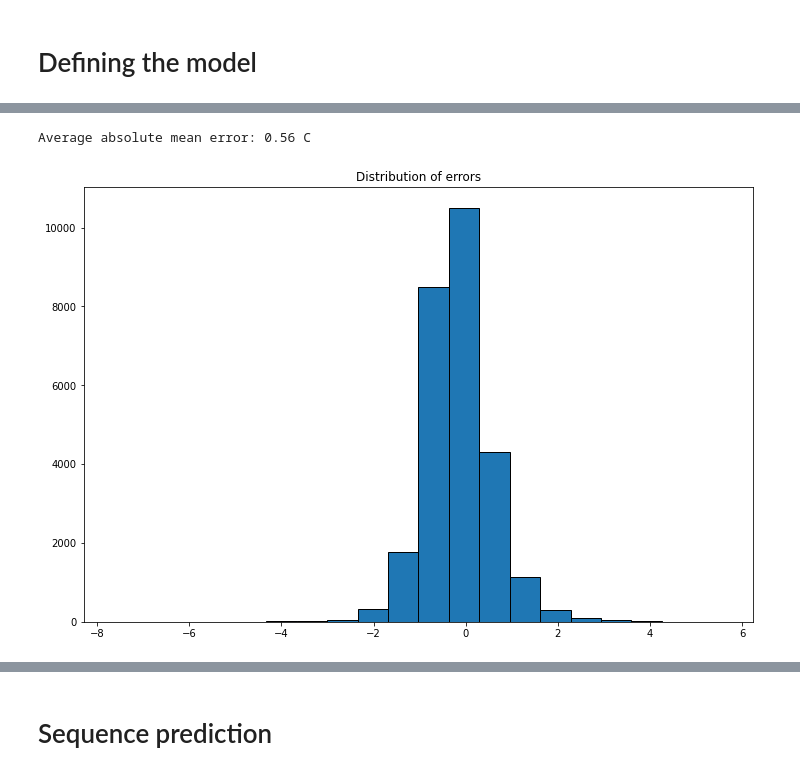
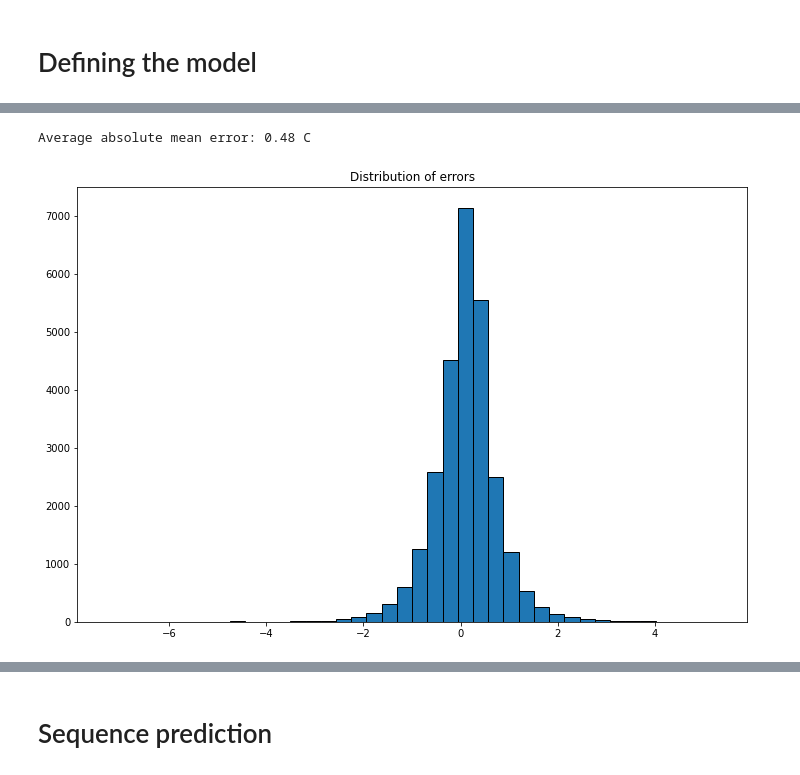
Before and after one commit to Eligijus112/Vilnius-weather-LSTM, a Jupyter notebook: weather-analysis.ipynb, the cells around one changed output, grey strips where cells are left out. Saved outputs shown, nothing was run; the diff lists cells and outputs as text; code cells hidden in the pictures.

```diff
--- a/weather-analysis.ipynb
+++ b/weather-analysis.ipynb
@@ -356,13 +347,19 @@ n_ahead = 1
 # Share of obs in testing
 test_share = 0.1
 
-# Hyper parameters for the model
+# Epochs for training
 epochs = 20
+
+# Batch size
 batch_size = 512
+
+# Learning rate
 lr = 0.001
+
+# Number of neurons in LSTM layer
 n_layer = 10
 
 # The features used in the modeling
-features_final = ['temp', 'day_cos', 'day_sin', 'month_sin', 'month_cos', 'pressure']
+features_final = ['temp', 'day_cos', 'day_sin', 'month_sin', 'month_cos', 'pressure', 'wind_speed']
 # %% [markdown]
 ## Creating the matrices for training
@@ -422,15 +433,14 @@ class NNMultistepModel():
         lr,
         Xval=None,
         Yval=None,
-        mask_value=-999.0
+        mask_value=-999.0,
+        min_delta=0.001,
+        patience=5
     ):
         lstm_input = Input(shape=(n_lag, n_ft))
 
-        # Masking layer
-        lstm_layer = Masking(mask_value=mask_value)(lstm_input)
-
         # Series signal
-        lstm_layer = LSTM(n_layer, activation='relu')(lstm_layer)
+        lstm_layer = LSTM(n_layer, activation='relu')(lstm_input)
 
         x = Dense(n_outputs)(lstm_layer)
 
@@ -444,9 +454,11 @@ class NNMultistepModel():
         self.X = X
         self.Y = Y
         self.mask_value = mask_value
+        self.min_delta = min_delta
+        self.patience = patience
 
     def trainCallback(self):
-        return EarlyStopping(monitor='loss', patience=5, min_delta=0.001)
+        return EarlyStopping(monitor='loss', patience=self.patience, min_delta=self.min_delta)
 
     def train(self):
         # Getting the untrained model
@@ -567,3 +577,12 @@ frame = pd.concat([
     pd.DataFrame({'day': days, 'temp': y, 'type': 'original'}),
     pd.DataFrame({'day': days, 'temp': yhat, 'type': 'forecast'})
 ])
+
+# Creating the unscaled values column
+frame['temp_absolute'] = [(x * train_std['temp']) + train_mean['temp'] for x in frame['temp']]
+
+# Pivoting
+pivoted = frame.pivot_table(index='day', columns='type')
+pivoted.columns = ['_'.join(x).strip() for x in pivoted.columns.values]
+pivoted['res'] = pivoted['temp_absolute_original'] - pivoted['temp_absolute_forecast']
+pivoted['res_abs'] = [abs(x) for x in pivoted['res']]
@@ -587,4 +622,5 @@ plt.show()
 # %%
-pivoted = frame_abs.pivot_table(index='day', columns='type')
+pivoted = frame.pivot_table(index='day', columns='type')
 pivoted.columns = ['_'.join(x).strip() for x in pivoted.columns.values]
-pivoted['res'] = pivoted['temp_original'] - pivoted['temp_forecast']
+pivoted['res'] = pivoted['temp_absolute_original'] - pivoted['temp_absolute_forecast']
+pivoted['res_abs'] = [abs(x) for x in pivoted['res']]
@@ -591,11 +642,11 @@ pivoted['res'] = pivoted['temp_original'] - pivoted['temp_forecast']
 # %%
-print(f"Average absolute mean error: {round(np.sum([abs(x) for x in pivoted['res']]) / pivoted.shape[0], 2)} C")
+print(f"Average absolute mean error: {round(pivoted['res_abs'].sum() / pivoted.shape[0], 2)} C")
 # %% [output]
-Average absolute mean error: 0.56 C
+Average absolute mean error: 0.48 C
 # %%
 plt.figure(figsize=(12, 8))
-plt.hist(pivoted.res, bins=20, edgecolor='black')
+plt.hist(pivoted.res, bins=40, edgecolor='black')
 plt.title('Distribution of errors')
 plt.show()
 # %% [output]
-[figure, old version]
+[figure, new version]
```
Also changed, not shown: parts of 38 cells of this notebook.
